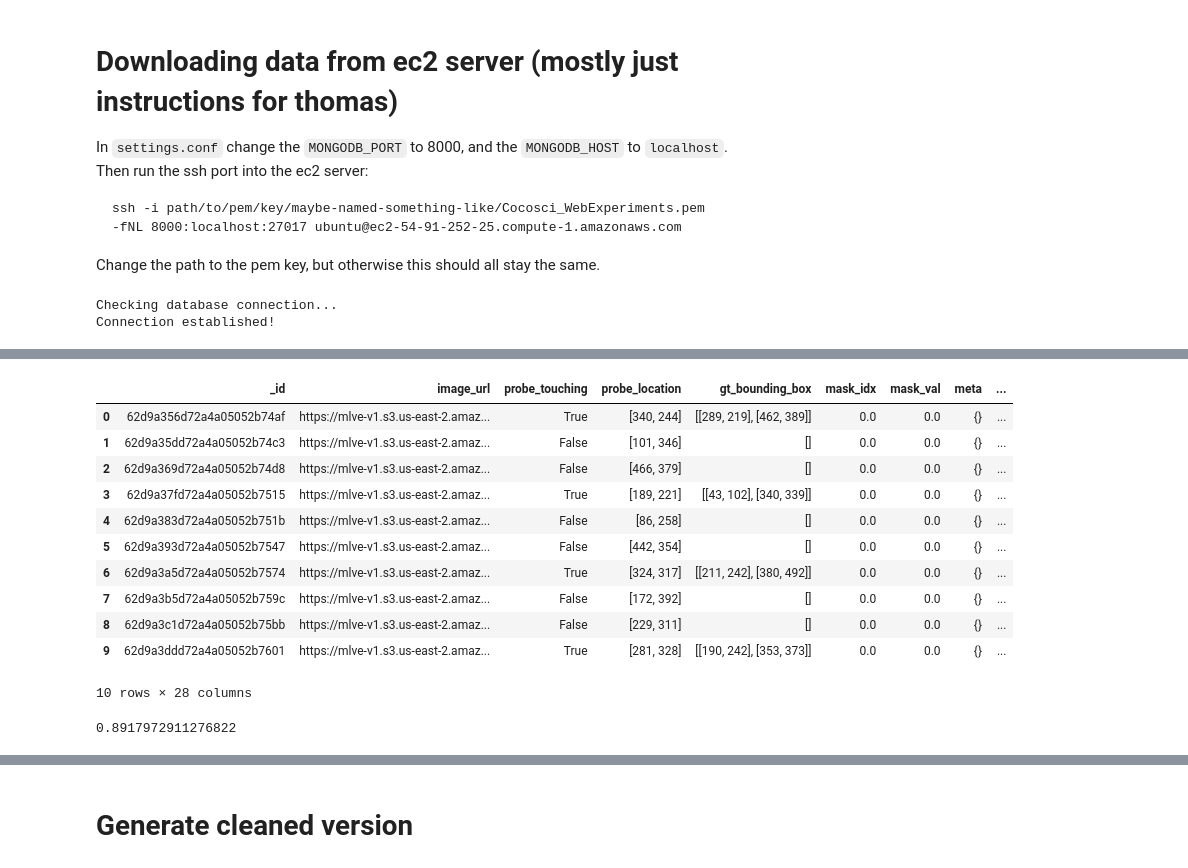
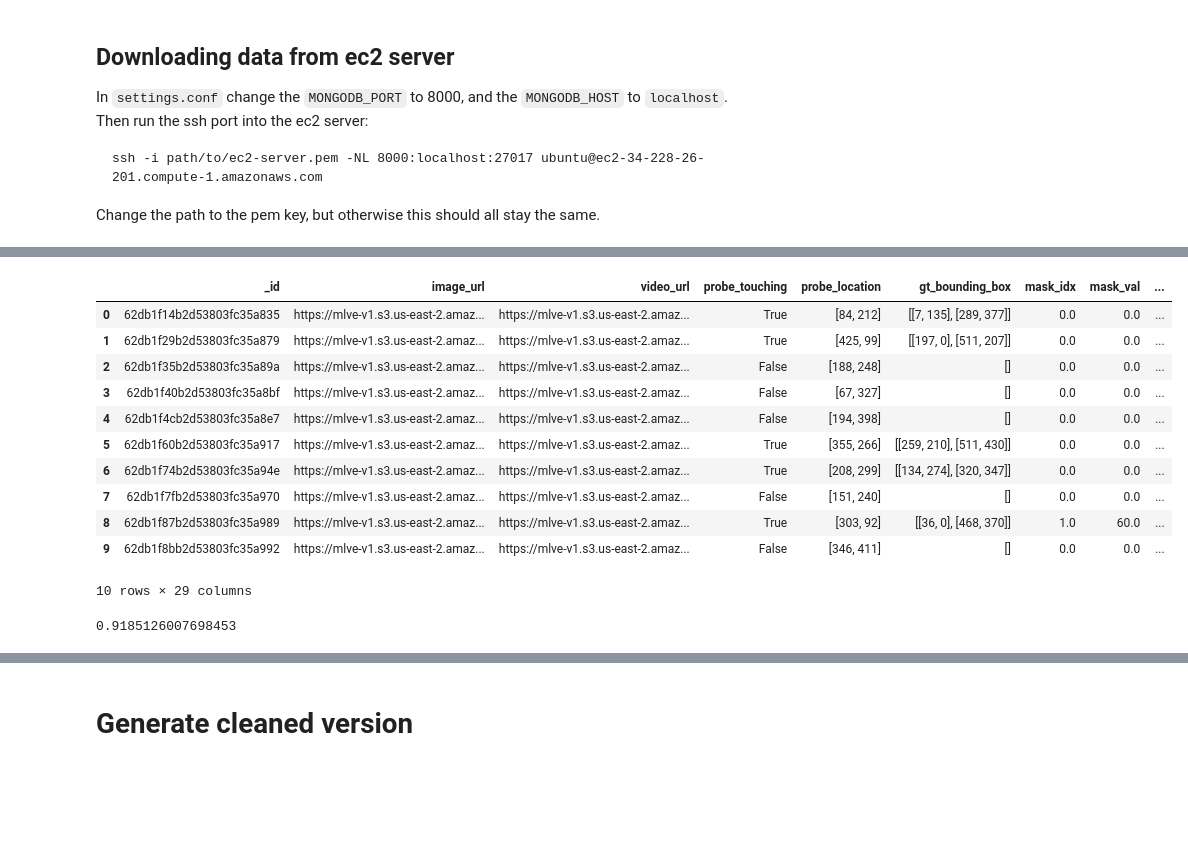
Before and after one commit to yifr/mlve, a Jupyter notebook: analysis/gestalt_static_localization_analysis.ipynb, the cells around one changed output, grey strips where cells are left out. Drawn from its saved outputs; the diff is of its cells as text; code cells hidden in the pictures; blank space fills up the shorter version.

Commit message:
edited m2s for thomas

````diff
--- a/analysis/gestalt_static_localization_analysis.ipynb
+++ b/analysis/gestalt_static_localization_analysis.ipynb
@@ -18,37 +18,45 @@ from urllib import request
 
 sys.path.append("../")
 import cabutils
-# %%
-projName = "mlve"
-experimentName = "gestalt_shapegen_object-loc"
-iterName = "72122_gestalt_shapegen"
-S3_BUCKET_NAME = "gestalt-scenes"
 # %% [markdown]
-# Downloading data from ec2 server (mostly just instructions for thomas)
+## Downloading data from ec2 server
 
 In `settings.conf` change the `MONGODB_PORT` to 8000, and the `MONGODB_HOST` to `localhost`. Then run the ssh port into the ec2 server:
 
 ```
-ssh -i path/to/pem/key/maybe-named-something-like/Cocosci_WebExperiments.pem -fNL 8000:localhost:27017 ubuntu@ec2-54-91-252-25.compute-1.amazonaws.com
+ssh -i path/to/ec2-server.pem -NL 8000:localhost:27017 ubuntu@ec2-34-228-26-201.compute-1.amazonaws.com
 ```
 
 Change the path to the pem key, but otherwise this should all stay the same.
-# %%
-conn = cabutils.get_db_connection()
-db = conn[projName + "_outputs"]
-col = db[experimentName]
-# %% [output]
-Checking database connection...
-Connection established!
+# %%
+projName = "mlve"
+S3_BUCKET_NAME = "mlve-v1"
+
+download_results = { # experimentName: iterNames}
+    "gestalt_video-object-loc": ["72222_gestalt_superquadric"],
+    "gestalt_shapegen_video-object-loc": ["72222_gestalt_shapegen_video-object-loc"],
+    "gestalt_object-loc": ["72122_gestalt_superquadric"],
+    "gestalt_shapegen_object-loc": ["72122_gestalt_shapegen"]
+}
 # %%
 def results_to_df():
-    results = []
-    cursor = col.find({})
-    for document in cursor:
-        results.append(document)
+    conn = cabutils.get_db_connection()
+    all_dfs = []
+    for experimentName, iterNames in download_results.items():
+        print(f"Downloading results for experiment: {experimentName}")
+        db = conn[projName + "_outputs"]
+        col = db[experimentName]
 
-    df = pd.DataFrame(results)
-    return df
+        results = []
+        cursor = col.find({})
+        for document in cursor:
+            results.append(document)
+
+        df = pd.DataFrame(results)
+        all_dfs.append(df)
+
+    super_df = pd.concat(all_dfs)
+    return super_df
 
 df = results_to_df()
 df.head(10)
@@ -56,15 +70,15 @@ df.head(10)
-|  | _id | image_url | probe_touching | probe_location | gt_bounding_box | mask_idx | mask_val | meta | ... |
-| 0 | 62d9a356d72a4a05052b74af | https://mlve-v1.s3.us-east-2.amaz... | True | [340, 244] | [[289, 219], [462, 389]] | 0.0 | 0.0 | {} | ... |
-| 1 | 62d9a35dd72a4a05052b74c3 | https://mlve-v1.s3.us-east-2.amaz... | False | [101, 346] | [] | 0.0 | 0.0 | {} | ... |
-| 2 | 62d9a369d72a4a05052b74d8 | https://mlve-v1.s3.us-east-2.amaz... | False | [466, 379] | [] | 0.0 | 0.0 | {} | ... |
-| 3 | 62d9a37fd72a4a05052b7515 | https://mlve-v1.s3.us-east-2.amaz... | True | [189, 221] | [[43, 102], [340, 339]] | 0.0 | 0.0 | {} | ... |
-| 4 | 62d9a383d72a4a05052b751b | https://mlve-v1.s3.us-east-2.amaz... | False | [86, 258] | [] | 0.0 | 0.0 | {} | ... |
-| 5 | 62d9a393d72a4a05052b7547 | https://mlve-v1.s3.us-east-2.amaz... | False | [442, 354] | [] | 0.0 | 0.0 | {} | ... |
-| 6 | 62d9a3a5d72a4a05052b7574 | https://mlve-v1.s3.us-east-2.amaz... | True | [324, 317] | [[211, 242], [380, 492]] | 0.0 | 0.0 | {} | ... |
-| 7 | 62d9a3b5d72a4a05052b759c | https://mlve-v1.s3.us-east-2.amaz... | False | [172, 392] | [] | 0.0 | 0.0 | {} | ... |
-| 8 | 62d9a3c1d72a4a05052b75bb | https://mlve-v1.s3.us-east-2.amaz... | False | [229, 311] | [] | 0.0 | 0.0 | {} | ... |
-| 9 | 62d9a3ddd72a4a05052b7601 | https://mlve-v1.s3.us-east-2.amaz... | True | [281, 328] | [[190, 242], [353, 373]] | 0.0 | 0.0 | {} | ... |
+|  | _id | image_url | video_url | probe_touching | probe_location | gt_bounding_box | mask_idx | mask_val | ... |
+| 0 | 62db1f14b2d53803fc35a835 | https://mlve-v1.s3.us-east-2.amaz... | https://mlve-v1.s3.us-east-2.amaz... | True | [84, 212] | [[7, 135], [289, 377]] | 0.0 | 0.0 | ... |
+| 1 | 62db1f29b2d53803fc35a879 | https://mlve-v1.s3.us-east-2.amaz... | https://mlve-v1.s3.us-east-2.amaz... | True | [425, 99] | [[197, 0], [511, 207]] | 0.0 | 0.0 | ... |
+| 2 | 62db1f35b2d53803fc35a89a | https://mlve-v1.s3.us-east-2.amaz... | https://mlve-v1.s3.us-east-2.amaz... | False | [188, 248] | [] | 0.0 | 0.0 | ... |
+| 3 | 62db1f40b2d53803fc35a8bf | https://mlve-v1.s3.us-east-2.amaz... | https://mlve-v1.s3.us-east-2.amaz... | False | [67, 327] | [] | 0.0 | 0.0 | ... |
+| 4 | 62db1f4cb2d53803fc35a8e7 | https://mlve-v1.s3.us-east-2.amaz... | https://mlve-v1.s3.us-east-2.amaz... | False | [194, 398] | [] | 0.0 | 0.0 | ... |
+| 5 | 62db1f60b2d53803fc35a917 | https://mlve-v1.s3.us-east-2.amaz... | https://mlve-v1.s3.us-east-2.amaz... | True | [355, 266] | [[259, 210], [511, 430]] | 0.0 | 0.0 | ... |
+| 6 | 62db1f74b2d53803fc35a94e | https://mlve-v1.s3.us-east-2.amaz... | https://mlve-v1.s3.us-east-2.amaz... | True | [208, 299] | [[134, 274], [320, 347]] | 0.0 | 0.0 | ... |
+| 7 | 62db1f7fb2d53803fc35a970 | https://mlve-v1.s3.us-east-2.amaz... | https://mlve-v1.s3.us-east-2.amaz... | False | [151, 240] | [] | 0.0 | 0.0 | ... |
+| 8 | 62db1f87b2d53803fc35a989 | https://mlve-v1.s3.us-east-2.amaz... | https://mlve-v1.s3.us-east-2.amaz... | True | [303, 92] | [[36, 0], [468, 370]] | 1.0 | 60.0 | ... |
+| 9 | 62db1f8bb2d53803fc35a992 | https://mlve-v1.s3.us-east-2.amaz... | https://mlve-v1.s3.us-east-2.amaz... | False | [346, 411] | [] | 0.0 | 0.0 | ... |
-10 rows × 28 columns
+10 rows × 29 columns
 # %%
 def download_from_s3(url, resource_type="image"):
     s3 = boto3.resource('s3', region_name="us-east-2")
@@ -143,4 +157,4 @@ def calc_mIOU(box_a, box_b, epsilon=1e-8):
 # %%
 df["correct"].mean()
 # %% [output]
-0.8917972911276822
+0.9185126007698453
````
Also changed, not shown: parts of 54 cells of this notebook, 2 other files.
